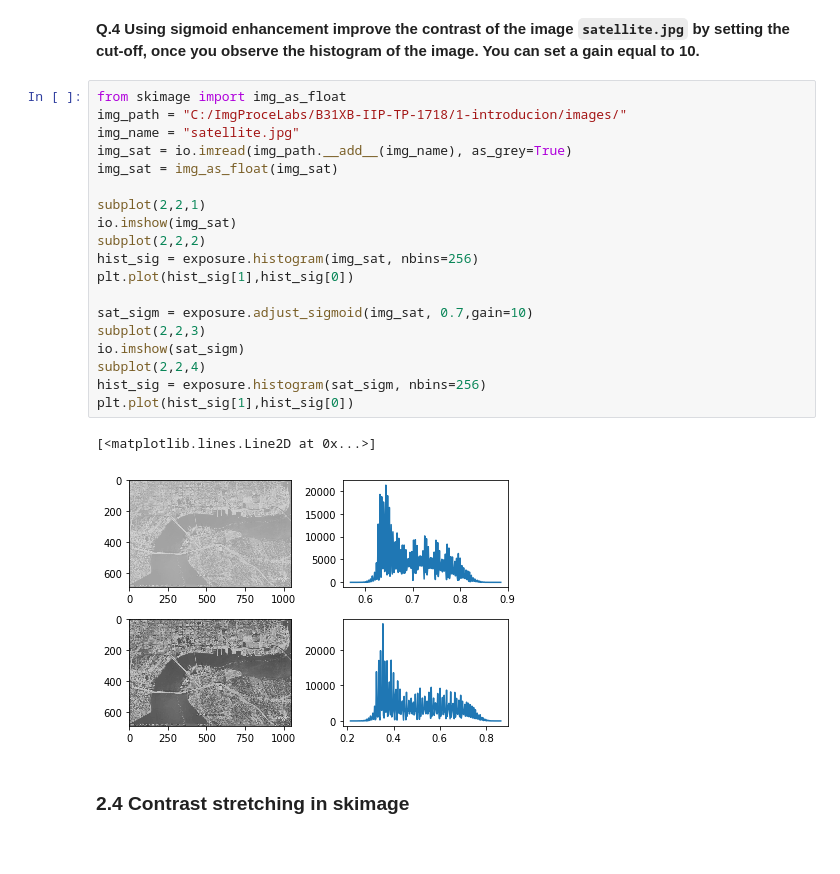
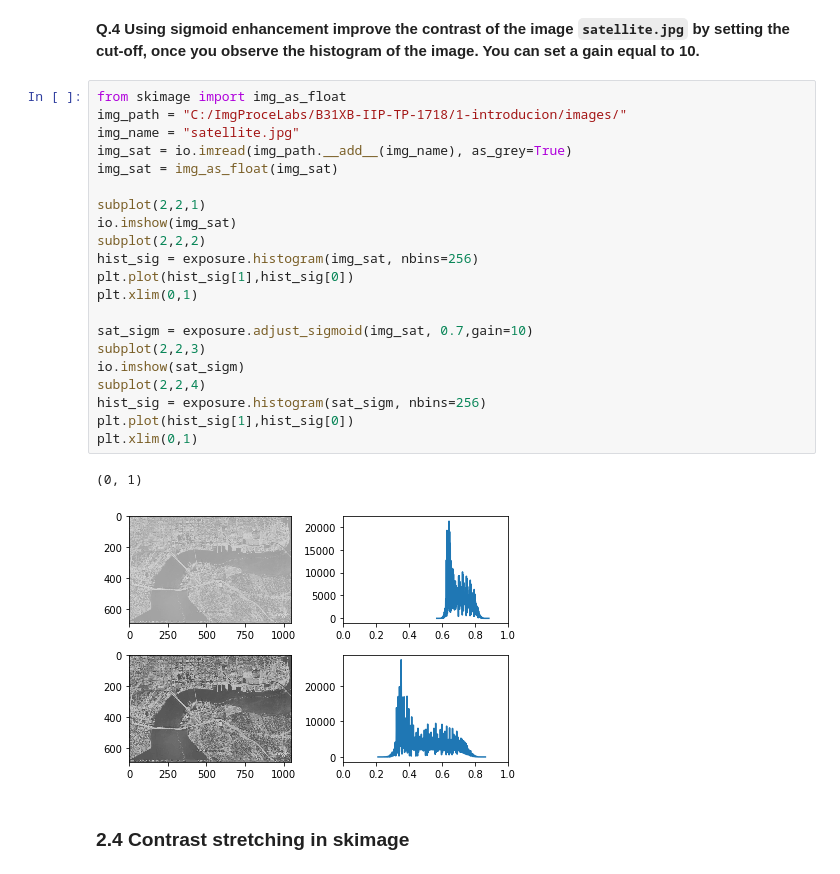
Before and after one commit to marcioabcr/B31XB-IIP-TP-1718, a Jupyter notebook: 2-image-enhancement/2-enhancement.ipynb, the cells around one changed output. Cells and saved outputs as stored; diff of their text form.

```diff
--- a/2-image-enhancement/2-enhancement.ipynb
+++ b/2-image-enhancement/2-enhancement.ipynb
@@ -192,25 +192,27 @@ plt.show()
 # %%
 from skimage import img_as_float
 img_path = "C:/ImgProceLabs/B31XB-IIP-TP-1718/1-introducion/images/"
 img_name = "satellite.jpg"
 img_sat = io.imread(img_path.__add__(img_name), as_grey=True)
 img_sat = img_as_float(img_sat)
 
 subplot(2,2,1)
 io.imshow(img_sat)
 subplot(2,2,2)
 hist_sig = exposure.histogram(img_sat, nbins=256)
 plt.plot(hist_sig[1],hist_sig[0])
+plt.xlim(0,1)
 
 sat_sigm = exposure.adjust_sigmoid(img_sat, 0.7,gain=10)
 subplot(2,2,3)
 io.imshow(sat_sigm)
 subplot(2,2,4)
 hist_sig = exposure.histogram(sat_sigm, nbins=256)
 plt.plot(hist_sig[1],hist_sig[0])
+plt.xlim(0,1)
 # %% [output]
-[<matplotlib.lines.Line2D at 0x...>]
+(0, 1)
-[figure, old version]
+[figure, new version]
 # %% [markdown]
 ### 2.4 Contrast stretching in skimage
 # %% [markdown]
```
Also changed, not shown: parts of 2 cells of this notebook, 8 other files.
